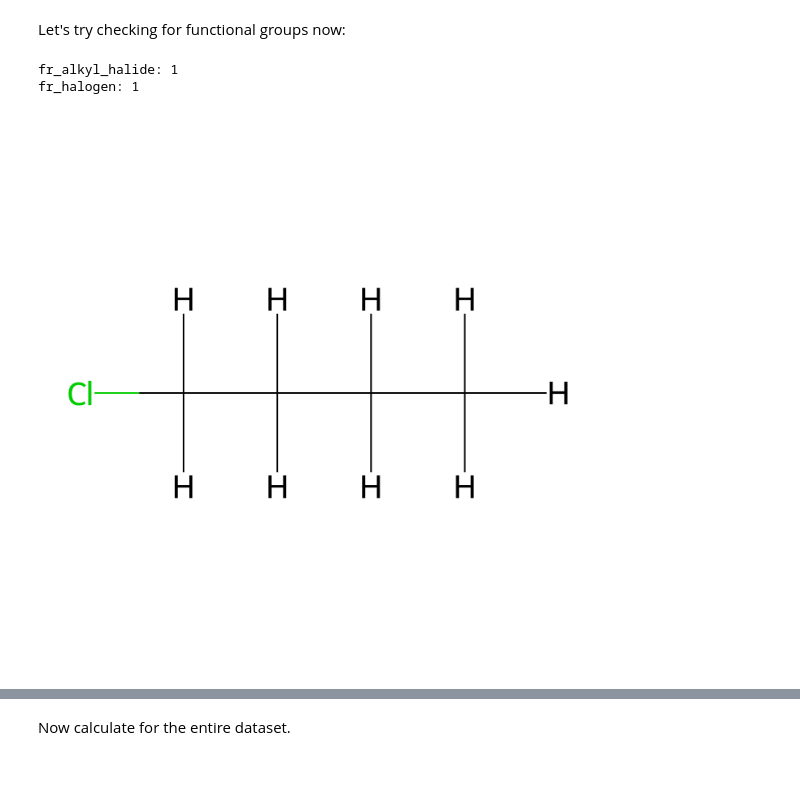
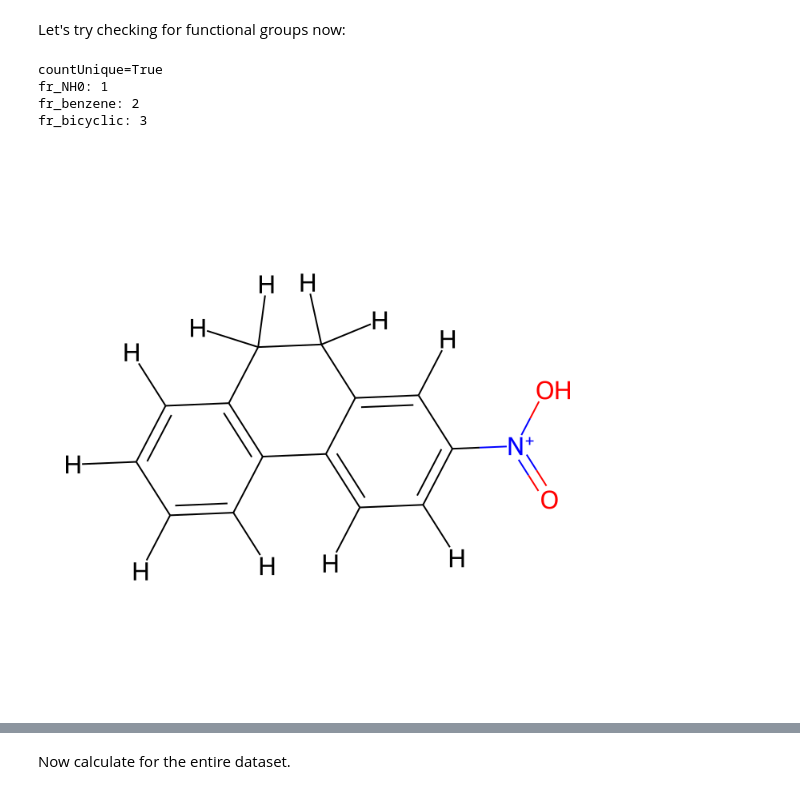
Before and after one commit to vladnotandrei/vip-interpretable-graph-classification, a Jupyter notebook: experiments/rdkit_queries.ipynb, the cells around one changed output, grey strips where cells are left out. Saved outputs shown, nothing was run; the diff lists cells and outputs as text; code cells hidden in the pictures.

```diff
--- a/experiments/rdkit_queries.ipynb
+++ b/experiments/rdkit_queries.ipynb
@@ -100,5 +99,5 @@ problematic
 # %%
-G = dataset_nx[3484]
+G = dataset_nx[1006]
 mol = nx_to_rdkit(G)
 print(Chem.MolToSmiles(mol))
 img = Draw.MolToImage(mol, size=(700,700))
@@ -127,38 +120,45 @@ Let's try checking for functional groups now:
 # %%
 from rdkit.Chem import Fragments
 # %%
-def apply_all_fragments_dynamic(mol, count_unique):
+def apply_all_fragments_dynamic(mol):
     # Discover all fragment-checking functions in the module (Should be 85)
     fragment_funcs = [func for func in dir(Fragments) if func.startswith('fr_') and callable(getattr(Fragments, func))]
 
     results = {}
 
     # Apply each function to the molecule
     for func_name in fragment_funcs:
         func = getattr(Fragments, func_name)
         try:
-            result = func(mol, count_unique)  # When is appropriate to use count_unique=False?
+            result = func(mol)  # Counts occurences of func group, not including spatial permutations
             results[func_name] = result
         except Exception as e:
             results[func_name] = f"Error: {str(e)}"
 
     return results
 
 # Example: Applying to a simple molecule (ethanol)
-G = dataset_nx[1000]
+G = dataset_nx[1007]
 mol = nx_to_rdkit(G)
-results = apply_all_fragments_dynamic(mol, count_unique=False)
-
-results
+results = apply_all_fragments_dynamic(mol)
+# results_nonuniq = apply_all_fragments_dynamic(mol, count_unique=False)
 
 # Display results
+print('countUnique=True')
 for fragment, count in results.items():
     if count > 0:
         print(f"{fragment}: {count}")
 
+# print('\ncountUnique=False')
+# for fragment, count in results_nonuniq.items():
+#     if count > 0:
+#         print(f"{fragment}: {count}")
+
 img = Draw.MolToImage(mol, size=(700, 700))
 img
 # %% [output]
-fr_alkyl_halide: 1
-fr_halogen: 1
+countUnique=True
+fr_NH0: 1
+fr_benzene: 2
+fr_bicyclic: 3
-[figure, old version]
+[figure, new version]
```
Also changed, not shown: parts of 22 cells of this notebook.
